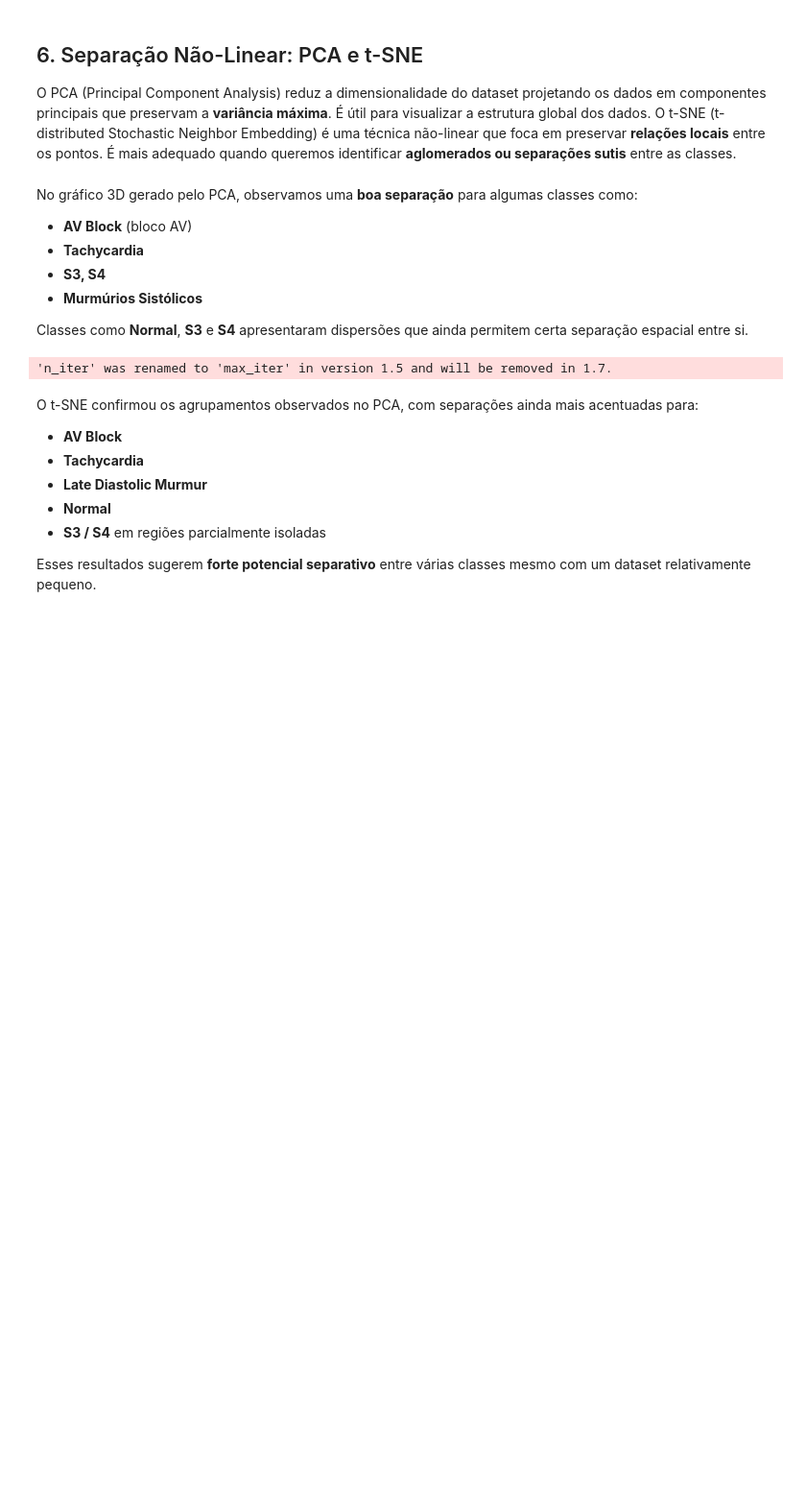
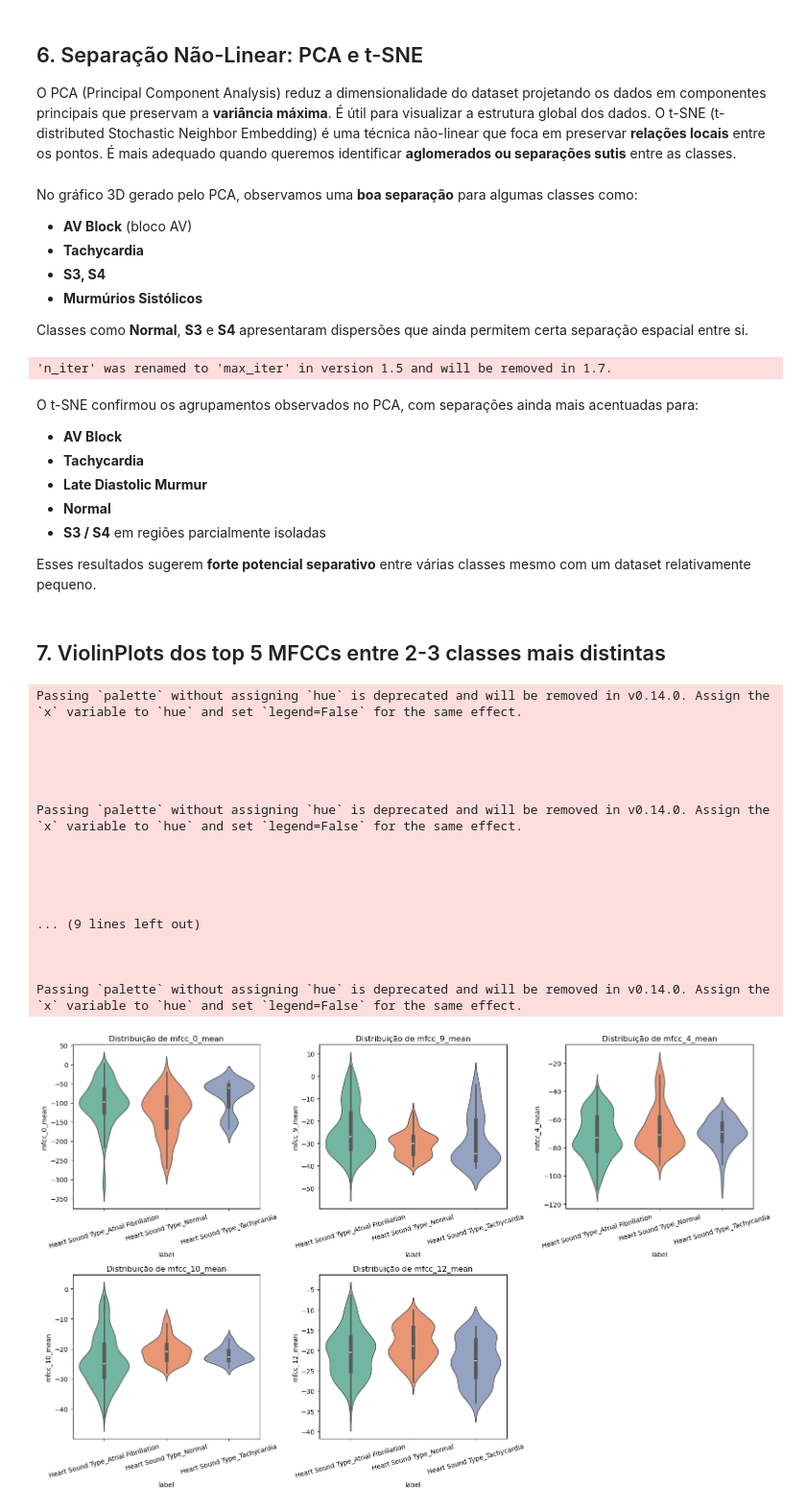
Before and after one commit to palomaflsette/physiosound-miner, a Jupyter notebook: exploratory/notebooks/01-exploratory.ipynb, the cells around one changed output. Shown at 96% size. Cells and saved outputs as stored; diff of their text form; code cells hidden in the pictures; blank space fills up the shorter version.

```diff
--- a/exploratory/notebooks/01-exploratory.ipynb
+++ b/exploratory/notebooks/01-exploratory.ipynb
@@ -366,3 +377,52 @@ O t-SNE confirmou os agrupamentos observados no PCA, com separações ainda mais
 - **S3 / S4** em regiões parcialmente isoladas
 
 Esses resultados sugerem **forte potencial separativo** entre várias classes mesmo com um dataset relativamente pequeno.
+# %% [markdown]
+## 7. ViolinPlots dos top 5 MFCCs entre 2-3 classes mais distintas
+# %%
+
+df = df_agg_cod.copy()
+
+# Determinar os top 5 MFCCs a partir dos resultados do ANOVA
+top_mfccs = ['mfcc_0_mean', 'mfcc_9_mean',
+             'mfcc_4_mean', 'mfcc_10_mean', 'mfcc_12_mean']
+
+# Selecionar apenas classes de interesse (AFib, Normal, e uma terceira distinta)
+classes_selecionadas = [
+    'Heart Sound Type_Atrial Fibrillation',
+    'Heart Sound Type_Normal',
+    'Heart Sound Type_Tachycardia'
+]
+
+# Adicionar coluna de rótulo unificado
+df["label"] = df[classes_selecionadas].idxmax(axis=1)
+
+# Gerar os violinplots
+plt.figure(figsize=(16, 10))
+for i, col in enumerate(top_mfccs, 1):
+    plt.subplot(2, 3, i)
+    sns.violinplot(data=df, x="label", y=col, palette="Set2")
+    plt.title(f"Distribuição de {col}")
+    plt.xticks(rotation=15)
+
+plt.tight_layout()
+plt.show()
+# %% [output]
+Passing `palette` without assigning `hue` is deprecated and will be removed in v0.14.0. Assign the `x` variable to `hue` and set `legend=False` for the same effect.
+
+
+
+
+
+Passing `palette` without assigning `hue` is deprecated and will be removed in v0.14.0. Assign the `x` variable to `hue` and set `legend=False` for the same effect.
+
+
+
+
+
+... (9 lines left out)
+
+
+
+Passing `palette` without assigning `hue` is deprecated and will be removed in v0.14.0. Assign the `x` variable to `hue` and set `legend=False` for the same effect.
+[figure, added]
```
Also changed, not shown: parts of 7 cells of this notebook.
